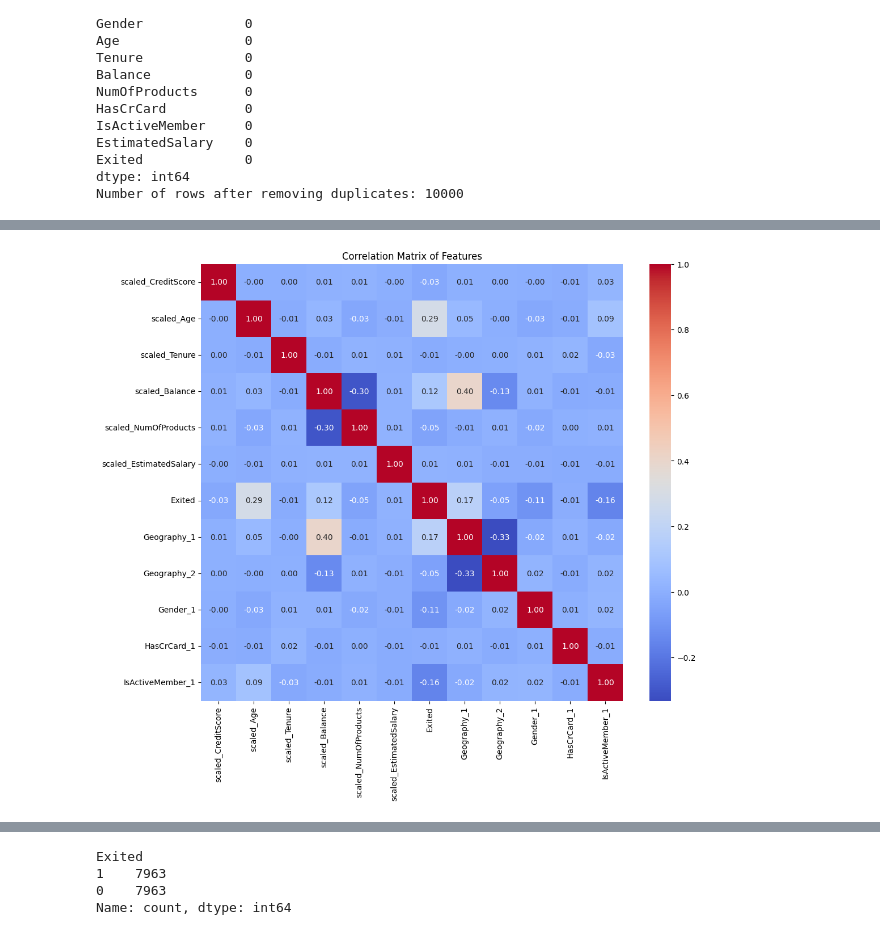
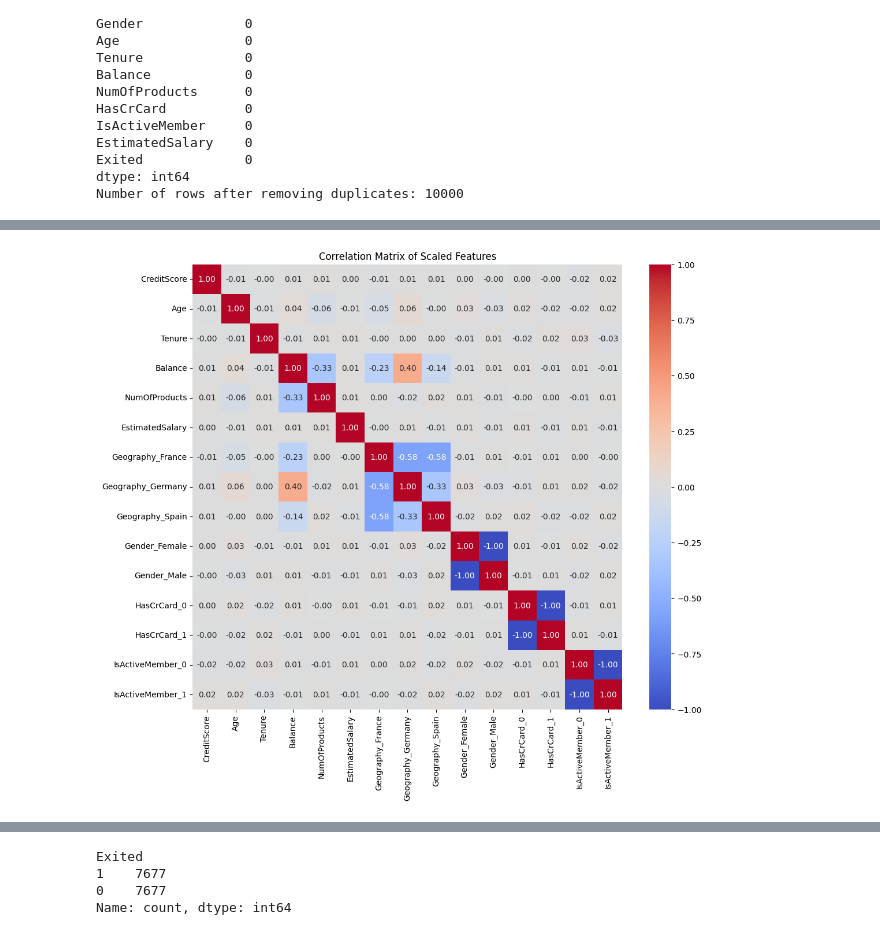
Before and after one commit to Shaurya2127/practice_projects, a Jupyter notebook: bank.ipynb, the cells around one changed output, grey strips where cells are left out. Saved outputs shown, nothing was run; the diff lists cells and outputs as text; code cells hidden in the pictures.

```diff
--- a/bank.ipynb
+++ b/bank.ipynb
@@ -32,0 +58,27 @@ Number of rows after removing duplicates: 10000
+# %%
+from sklearn.preprocessing import StandardScaler, OneHotEncoder
+from sklearn.compose import ColumnTransformer
+
+# Separate numerical and categorical features
+numerical_features = ['CreditScore', 'Age', 'Tenure', 'Balance', 'NumOfProducts', 'EstimatedSalary']
+categorical_features = ['Geography', 'Gender', 'HasCrCard', 'IsActiveMember']
+
+# Create transformers
+numerical_transformer = StandardScaler()
+categorical_transformer = OneHotEncoder(handle_unknown='ignore')
+
+# Combine transformers using ColumnTransformer
+preprocessor = ColumnTransformer(
+    transformers=[
+        ('num', numerical_transformer, numerical_features),
+        ('cat', categorical_transformer, categorical_features)
+    ])
+
+
+# Fit and transform the data
+scaled_data = preprocessor.fit_transform(df)
+
+feature_names = numerical_features + list(preprocessor.named_transformers_['cat'].get_feature_names_out(categorical_features))
+scaled_df = pd.DataFrame(scaled_data, columns = feature_names)
+
+print(scaled_df.head())
@@ -202,18 +178,8 @@ display(df.head())
 # %%
-import pandas as pd
-import seaborn as sns
-import matplotlib.pyplot as plt
-
-# Calculate the correlation matrix
-correlation_matrix = df.corr()
-
-# Plot the correlation matrix using a heatmap
+correlation_matrix = scaled_df.corr()
 plt.figure(figsize=(12, 10))
 sns.heatmap(correlation_matrix, annot=True, cmap='coolwarm', fmt=".2f")
-plt.title('Correlation Matrix of Features')
+plt.title('Correlation Matrix of Scaled Features')
 plt.show()
-
-# Display the correlation matrix as a table
-correlation_matrix
 # %% [output]
-[figure, old version]
+[figure, new version]
@@ -233,22 +186,17 @@ correlation_matrix
 # %%
 from imblearn.over_sampling import SMOTE
 
-# Separate features and target variable
-X = df.drop('Exited', axis=1)
-y = df['Exited']
+X = scaled_df # Features
+y = df['Exited'] # Target variable
 
-# Apply SMOTE
+
 smote = SMOTE(random_state=42)
 X_resampled, y_resampled = smote.fit_resample(X, y)
 
-# Create a new DataFrame with the resampled data
-df_resampled = pd.DataFrame(X_resampled, columns=X.columns)
-df_resampled['Exited'] = y_resampled
-
-# Display class distribution after SMOTE
-print(df_resampled['Exited'].value_counts())
+# Now X_resampled and y_resampled contain the SMOTE-balanced data
+print(y_resampled.value_counts())
 # %% [output]
 Exited
-1    7963
-0    7963
+1    7677
+0    7677
 Name: count, dtype: int64
```
Also changed, not shown: parts of 28 cells of this notebook.
